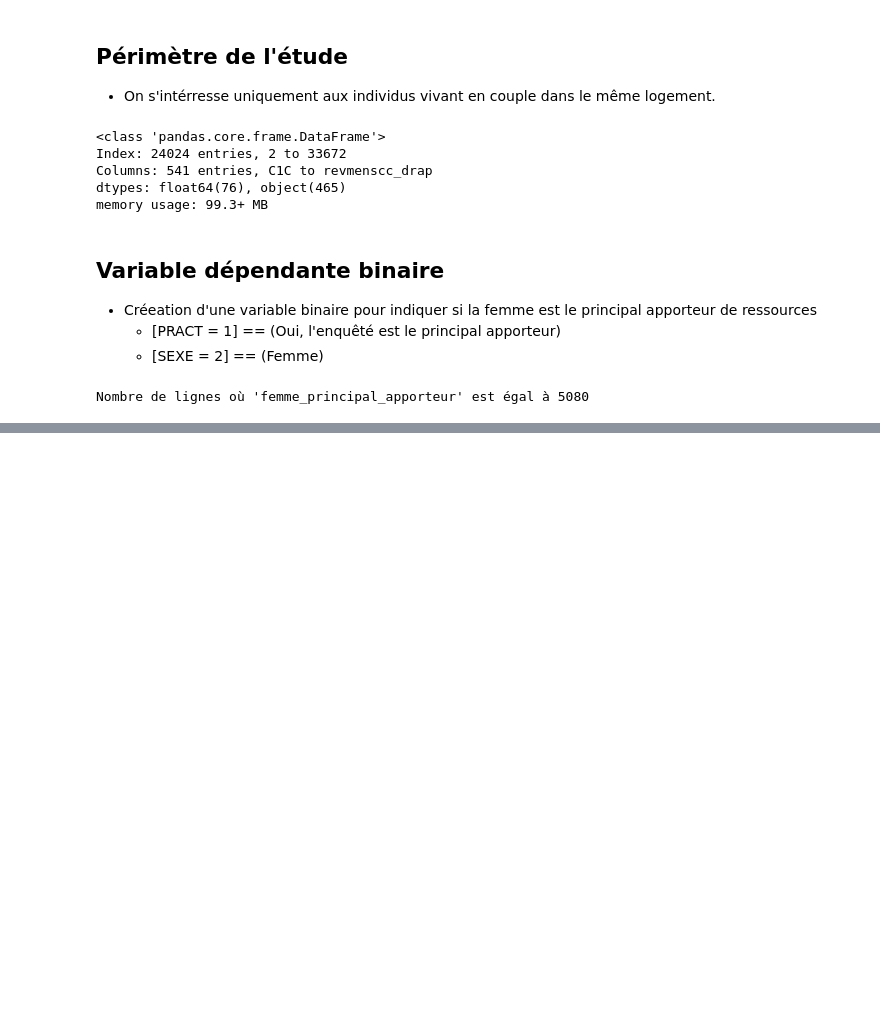
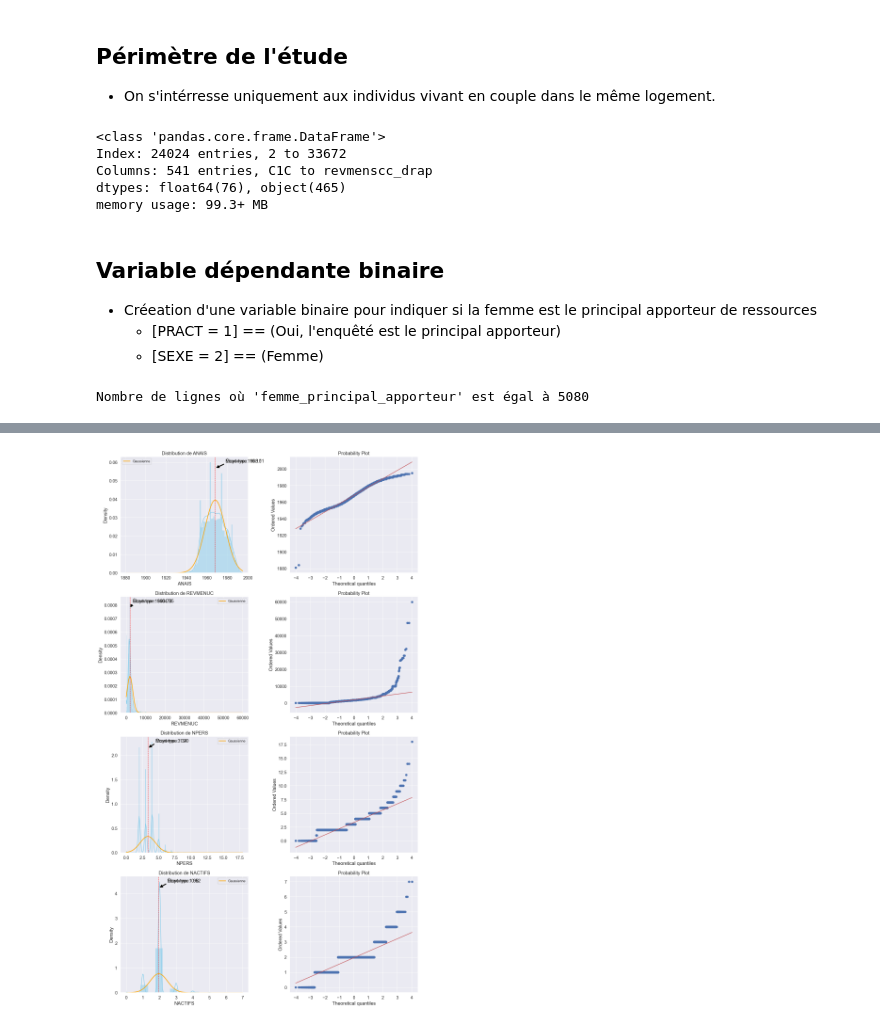
Before and after one commit to mriusero/projet-statistique, a Jupyter notebook: Partie_pratique/projet_2/notebook2.ipynb, the cells around one changed output, grey strips where cells are left out. Saved outputs shown, nothing was run; the diff lists cells and outputs as text; code cells hidden in the pictures; blank space fills up the shorter version.

```diff
--- a/Partie_pratique/projet_2/notebook2.ipynb
+++ b/Partie_pratique/projet_2/notebook2.ipynb
@@ -79,10 +60,9 @@ Analyse de variance : Pour les variables catégorielles, examinez les différenc
 # %%
 variables_dict = {
-    'target': ['FPA'],
     'etat_civil_familial': ['ANAIS', 'ETAMATRI', 'PACS', 'MER1E', 'PER1E'],
-    'situation_travail': ['SITUA', 'CJSITUA', 'RABS', 'STATUTEXT', 'SSECH', 'METIER',],
+    'situation_travail': ['SITUA', 'CJSITUA', 'RABS', 'STATUTEXT', 'METIER',],
     'revenus_conditions_vie': ['REVMENUC', 'AIDFAM'],
-    'caracteristiques_logement_familial': ['TYPOLOG', 'TYPMEN15', 'NBENFM3', 'NBENF3A17', 'NBENF18P', 'NPERS', 'NACTIFS']
+    'caracteristiques_logement_familial': ['TYPOLOG', 'TYPMEN15', 'NPERS', 'NACTIFS']
 }
 
 # Accès aux listes individuelles
@@ -229,0 +97,15 @@ ValueError: Pandas data cast to numpy dtype of object. Check input data with np.
+# %%
+df.replace('', 0, inplace=True)
+df.replace(' ', 0, inplace=True)
+df.fillna(0, inplace=True)
+
+nan_count = df.isna().sum()
+zero_count = (df == 0).sum()
+
+print("Nombre de NaN par colonne :")
+print(nan_count)
+
+print("\nNombre de 0 par colonne :")
+print(zero_count)
+
+df.head(20)
@@ -229,0 +159,43 @@ ValueError: Pandas data cast to numpy dtype of object. Check input data with np.
+# %%
+def plot_continuous_variables(df, numericals):
+    # Créer une grille de sous-plots avec 2 colonnes
+    num_vars = len(numericals)
+    fig, axes = plt.subplots(num_vars, 2, figsize=(14, 6*num_vars))
+
+    for i, var in enumerate(numericals):
+        # Distribution de la variable (courbe de Gauss)
+        ax = axes[i, 0]
+        ax.set_title(f'Distribution de {var}')
+        ax.grid(True)
+
+        # Utiliser seaborn pour un tracé rapide de la distribution (peut utiliser d'autres bibliothèques selon votre choix)
+        sns.histplot(df[var], kde=True, ax=ax, color='skyblue', stat='density', linewidth=0)
+
+        # Tracer la courbe de Gauss correspondante
+        xmin, xmax = df[var].min(), df[var].max()
+        mean, std_dev = df[var].mean(), df[var].std()
+        x = np.linspace(xmin, xmax, 100)
+        ax.plot(x, stats.norm.pdf(x, mean, std_dev), label='Gaussienne', color='orange', linewidth=2)
+        ax.legend(prop={'size': 10})
+
+        # Ajouter des annotations pour la moyenne et l'écart-type
+        ax.axvline(mean, color='red', linestyle='dashed', linewidth=1)
+        ax.annotate(f'Moyenne: {mean:.2f}', xy=(mean, ax.get_ylim()[1]*0.9), xytext=(mean + std_dev, ax.get_ylim()[1]*0.95),
+                    arrowprops=dict(facecolor='black', shrink=0.05))
+        ax.annotate(f'Écart-type: {std_dev:.2f}', xy=(mean + std_dev, ax.get_ylim()[1]*0.95))
+
+        # Q-Q plot de la variable
+        ax = axes[i, 1]
+        ax.set_title(f'Q-Q plot de {var}')
+        ax.grid(True)
+
+        # Utiliser scipy.stats pour calculer le Q-Q plot
+        stats.probplot(df[var], dist="norm", plot=ax)
+
+    # Ajuster l'espacement entre les sous-graphiques
+    plt.tight_layout()
+    plt.show()
+
+plot_continuous_variables(df, numericals)
+# %% [output]
+[figure, added]
```
Also changed, not shown: parts of 38 cells of this notebook, 1 other file.
